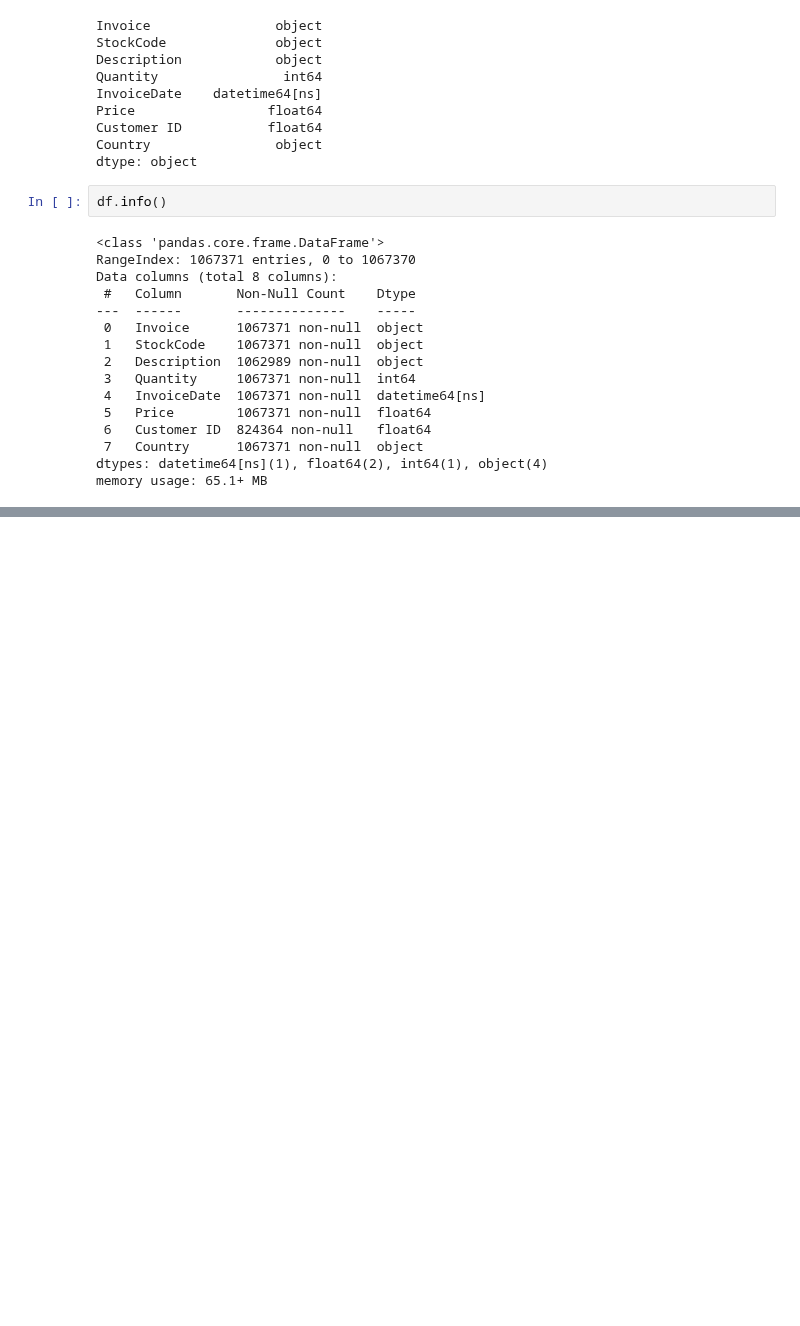
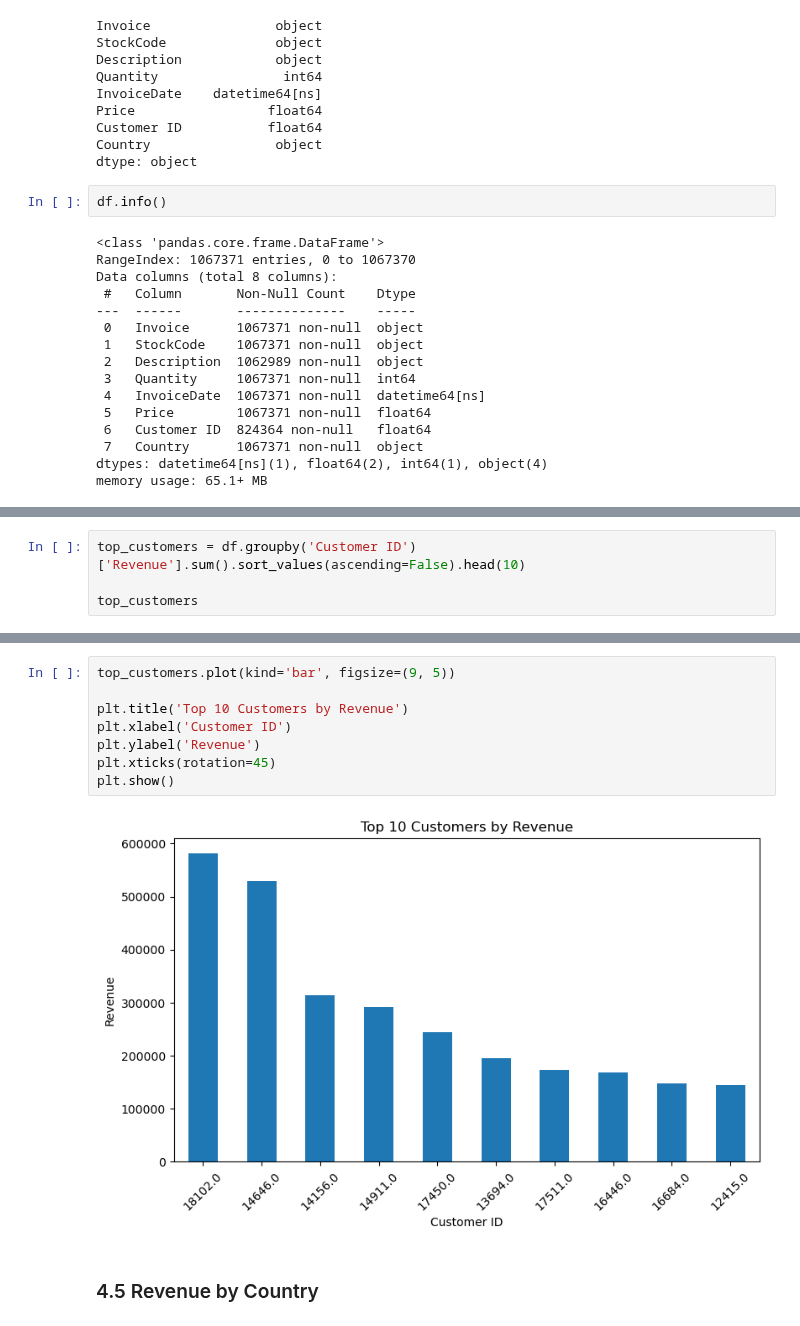
Before and after one commit to kaushiki2024/ecommerce-sales-customer-analytics, a Jupyter notebook: notebooks/01_data_cleaning_and_eda.ipynb, the cells around one changed output, grey strips where cells are left out. Drawn from its saved outputs; the diff is of its cells as text; blank space fills up the shorter version.

```diff
--- a/notebooks/01_data_cleaning_and_eda.ipynb
+++ b/notebooks/01_data_cleaning_and_eda.ipynb
@@ -224,0 +513,4 @@ memory usage: 65.1+ MB
+# %%
+top_customers = df.groupby('Customer ID')['Revenue'].sum().sort_values(ascending=False).head(10)
+
+top_customers
@@ -224,0 +530,12 @@ memory usage: 65.1+ MB
+# %%
+top_customers.plot(kind='bar', figsize=(9, 5))
+
+plt.title('Top 10 Customers by Revenue')
+plt.xlabel('Customer ID')
+plt.ylabel('Revenue')
+plt.xticks(rotation=45)
+plt.show()
+# %% [output]
+[figure, added]
+# %% [markdown]
+### 4.5 Revenue by Country
```
Also changed, not shown: parts of 49 cells of this notebook.
